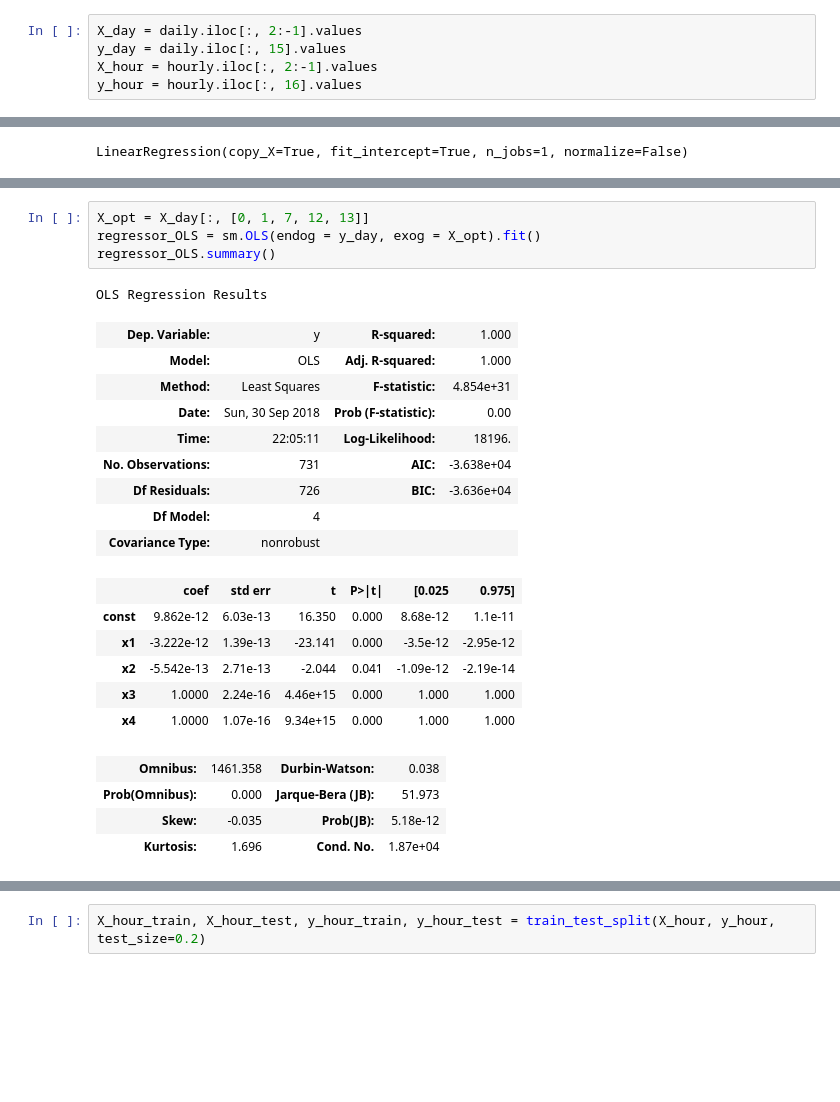
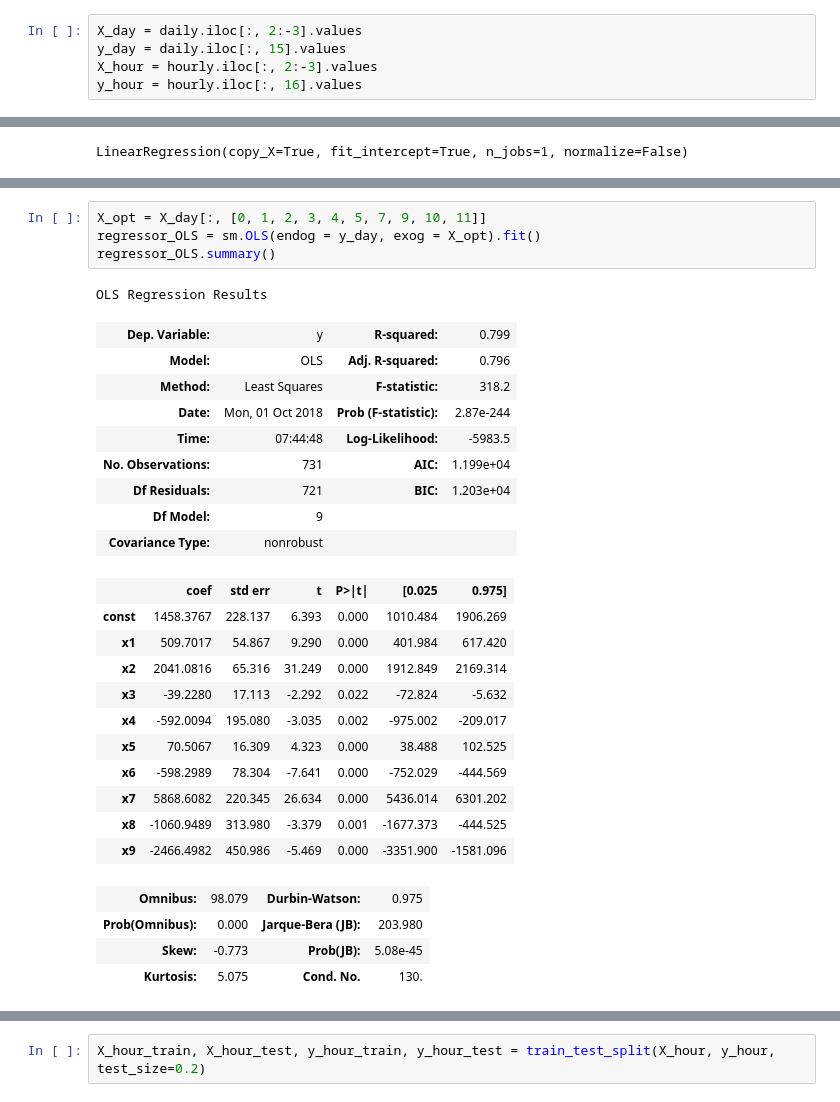
Before and after one commit to mUtterberg/kaggle-projects, a Jupyter notebook: Regressions/BikeShare.ipynb, the cells around one changed output, grey strips where cells are left out. Drawn from its saved outputs; the diff is of its cells as text; blank space fills up the shorter version.

```diff
--- a/Regressions/BikeShare.ipynb
+++ b/Regressions/BikeShare.ipynb
@@ -109,9 +126,9 @@ display(hourly)
 # %% [markdown]
 # Building initial Multiple Linear Regressions
 # %%
-X_day = daily.iloc[:, 2:-1].values
+X_day = daily.iloc[:, 2:-3].values
 y_day = daily.iloc[:, 15].values
-X_hour = hourly.iloc[:, 2:-1].values
+X_hour = hourly.iloc[:, 2:-3].values
 y_hour = hourly.iloc[:, 16].values
 # %%
 X_day_train, X_day_test, y_day_train, y_day_test = train_test_split(X_day, y_day, test_size=0.25)
@@ -185,25 +200,30 @@ OLS Regression Results
 # %%
-X_opt = X_day[:, [0, 1, 7, 12, 13]]
+X_opt = X_day[:, [0, 1, 2, 3, 4, 5, 7, 9, 10, 11]]
 regressor_OLS = sm.OLS(endog = y_day, exog = X_opt).fit()
 regressor_OLS.summary()
 # %% [output]
 OLS Regression Results
-| Dep. Variable: | y | R-squared: | 1.000 |
-| Model: | OLS | Adj. R-squared: | 1.000 |
-| Method: | Least Squares | F-statistic: | 4.854e+31 |
-| Date: | Sun, 30 Sep 2018 | Prob (F-statistic): | 0.00 |
-| Time: | 22:05:11 | Log-Likelihood: | 18196. |
-| No. Observations: | 731 | AIC: | -3.638e+04 |
-| Df Residuals: | 726 | BIC: | -3.636e+04 |
-| Df Model: | 4 |  |  |
+| Dep. Variable: | y | R-squared: | 0.799 |
+| Model: | OLS | Adj. R-squared: | 0.796 |
+| Method: | Least Squares | F-statistic: | 318.2 |
+| Date: | Mon, 01 Oct 2018 | Prob (F-statistic): | 2.87e-244 |
+| Time: | 07:44:48 | Log-Likelihood: | -5983.5 |
+| No. Observations: | 731 | AIC: | 1.199e+04 |
+| Df Residuals: | 721 | BIC: | 1.203e+04 |
+| Df Model: | 9 |  |  |
 | Covariance Type: | nonrobust |  |  |
 |  | coef | std err | t | P>|t| | [0.025 | 0.975] |
-| const | 9.862e-12 | 6.03e-13 | 16.350 | 0.000 | 8.68e-12 | 1.1e-11 |
-| x1 | -3.222e-12 | 1.39e-13 | -23.141 | 0.000 | -3.5e-12 | -2.95e-12 |
-| x2 | -5.542e-13 | 2.71e-13 | -2.044 | 0.041 | -1.09e-12 | -2.19e-14 |
-| x3 | 1.0000 | 2.24e-16 | 4.46e+15 | 0.000 | 1.000 | 1.000 |
-| x4 | 1.0000 | 1.07e-16 | 9.34e+15 | 0.000 | 1.000 | 1.000 |
+| const | 1458.3767 | 228.137 | 6.393 | 0.000 | 1010.484 | 1906.269 |
+| x1 | 509.7017 | 54.867 | 9.290 | 0.000 | 401.984 | 617.420 |
+| x2 | 2041.0816 | 65.316 | 31.249 | 0.000 | 1912.849 | 2169.314 |
+| x3 | -39.2280 | 17.113 | -2.292 | 0.022 | -72.824 | -5.632 |
+| x4 | -592.0094 | 195.080 | -3.035 | 0.002 | -975.002 | -209.017 |
+| x5 | 70.5067 | 16.309 | 4.323 | 0.000 | 38.488 | 102.525 |
+| x6 | -598.2989 | 78.304 | -7.641 | 0.000 | -752.029 | -444.569 |
+| x7 | 5868.6082 | 220.345 | 26.634 | 0.000 | 5436.014 | 6301.202 |
+| x8 | -1060.9489 | 313.980 | -3.379 | 0.001 | -1677.373 | -444.525 |
+| x9 | -2466.4982 | 450.986 | -5.469 | 0.000 | -3351.900 | -1581.096 |
-| Omnibus: | 1461.358 | Durbin-Watson: | 0.038 |
-| Prob(Omnibus): | 0.000 | Jarque-Bera (JB): | 51.973 |
-| Skew: | -0.035 | Prob(JB): | 5.18e-12 |
-| Kurtosis: | 1.696 | Cond. No. | 1.87e+04 |
+| Omnibus: | 98.079 | Durbin-Watson: | 0.975 |
+| Prob(Omnibus): | 0.000 | Jarque-Bera (JB): | 203.980 |
+| Skew: | -0.773 | Prob(JB): | 5.08e-45 |
+| Kurtosis: | 5.075 | Cond. No. | 130. |
```
Also changed, not shown: parts of 17 cells of this notebook.
